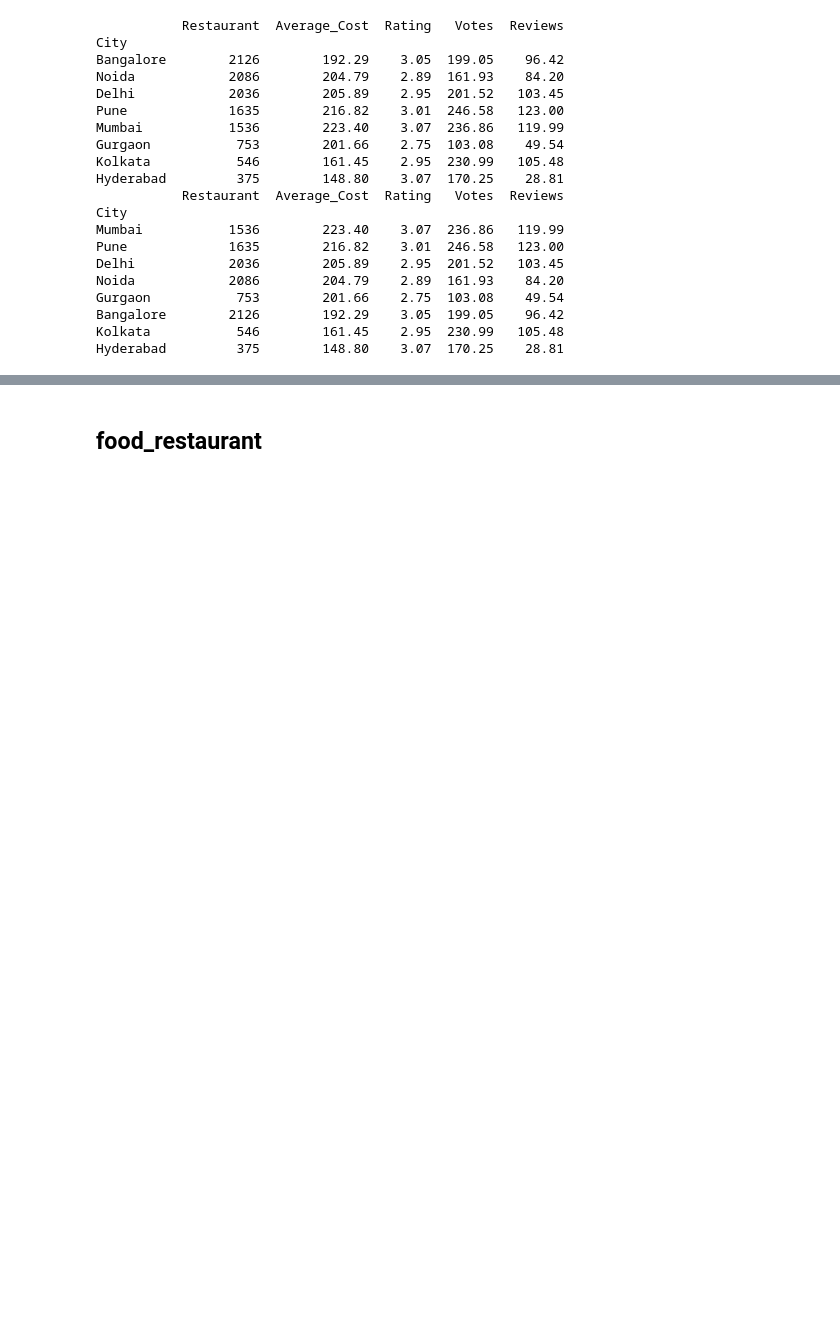
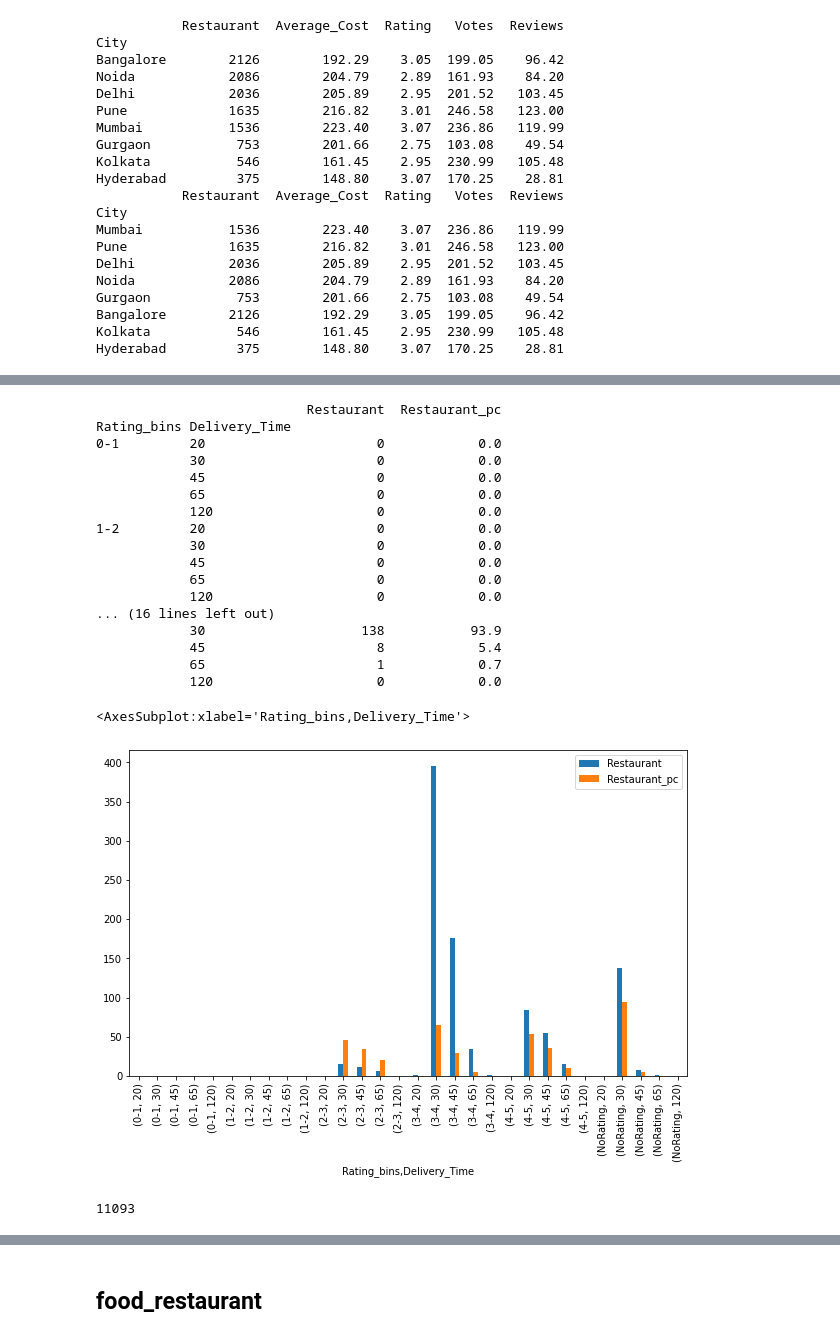
Before and after one commit to sreedevigattu/vizfood, a Jupyter notebook: food.ipynb, the cells around one changed output, grey strips where cells are left out. Saved outputs shown, nothing was run; the diff lists cells and outputs as text; code cells hidden in the pictures; blank space fills up the shorter version.

```diff
--- a/food.ipynb
+++ b/food.ipynb
@@ -260,0 +294,3 @@ Hyderabad         375        148.80    3.07  170.25    28.81
+# %%
+food_mico = food[food['Location']=='Mico Layout, Stage 2, BTM Layout,Bangalore']
+food_mico
@@ -260,0 +311,37 @@ Hyderabad         375        148.80    3.07  170.25    28.81
+# %%
+food_mico_ = food_mico.groupby(by=['Rating_bins', 'Delivery_Time']).agg({'Restaurant':'count'}) #
+#print(food_mico_)
+food_mico_pc = food_mico_.groupby(level=0).apply(lambda x: round(100 * x / float(x.sum()),1))
+food_mico_pc = food_mico__.fillna(0)
+food_mico_pc.columns = ['Restaurant_pc']
+#food_mico_pc
+
+food_mico_summary = pd.concat([food_mico_, food_mico_pc],axis=1)
+print(food_mico_summary)
+
+food_mico_summary.plot.bar(figsize=(10,6))#
+#food_mico.plot.bar(y='Delivery_Time_pc', figsize=(10,6))
+# %% [output]
+                           Restaurant  Restaurant_pc
+Rating_bins Delivery_Time
+0-1         20                      0            0.0
+            30                      0            0.0
+            45                      0            0.0
+            65                      0            0.0
+            120                     0            0.0
+1-2         20                      0            0.0
+            30                      0            0.0
+            45                      0            0.0
+            65                      0            0.0
+            120                     0            0.0
+... (16 lines left out)
+            30                    138           93.9
+            45                      8            5.4
+            65                      1            0.7
+            120                     0            0.0
+<AxesSubplot:xlabel='Rating_bins,Delivery_Time'>
+[figure, added]
+# %%
+food.shape[0]
+# %% [output]
+11093
```
Also changed, not shown: parts of 56 cells of this notebook, 20 other files.
